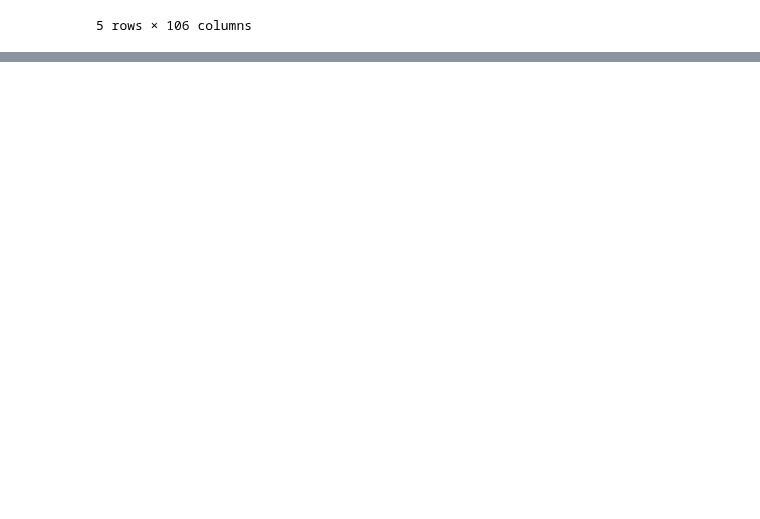
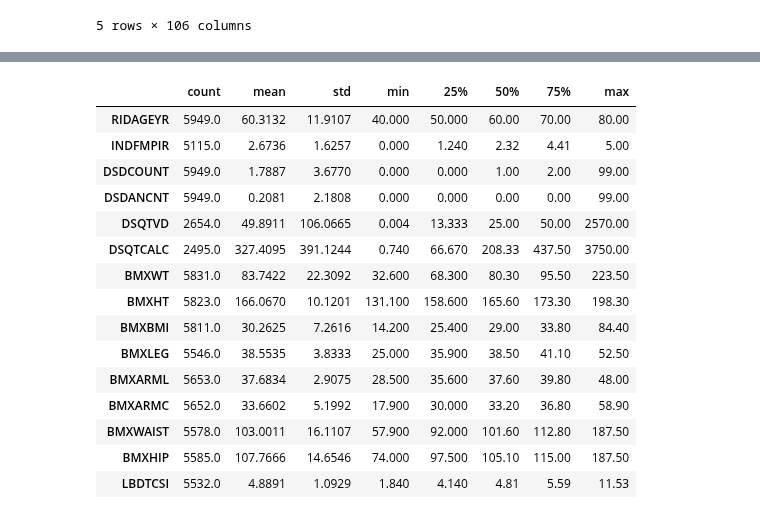
Before and after one commit to praveenkumarbalakrishnan/tasks, a Jupyter notebook: SIG731_Data_Wrangling_Task6HD.ipynb, the cells around one changed output, grey strips where cells are left out. Saved outputs shown, nothing was run; the diff lists cells and outputs as text; code cells hidden in the pictures; blank space fills up the shorter version.

```diff
--- a/SIG731_Data_Wrangling_Task6HD.ipynb
+++ b/SIG731_Data_Wrangling_Task6HD.ipynb
@@ -47,0 +61,9 @@ master_data_df.head()
+# %%
+master_data_df['TOTAL_COUNT'] = master_data_df.shape[1]
+columns_to_drop = []
+for col in master_data_df.columns:
+  if master_data_df[col].count() / master_data_df.shape[0] < 0.4:
+    print(
+        str(round((1 - (master_data_df[col].count() / master_data_df.shape[0]))
+        * 100, 2)) + f"% of the values in the Column {col} is NaN")
+    columns_to_drop.append(col)
@@ -47,0 +88,3 @@ master_data_df.head()
+# %%
+master_data_df = master_data_df.drop(columns=columns_to_drop)
+master_data_df.shape
@@ -47,0 +192,10 @@ master_data_df.head()
+# %%
+key_cols = ['SEQN']
+categorical_cols = [
+    'RIAGENDR', 'RIDRETH3', 'RIDEXMON', 'DMDBORN4', 'DMDEDUC2', 'DMDMARTZ',
+    'DSD010', 'DSD010AN', 'CDQ001', 'CDQ010']
+numerical_cols = ['RIDAGEYR', 'INDFMPIR', 'DSDCOUNT', 'DSDANCNT', 'DSQTVD',
+                  'DSQTCALC', 'BMXWT', 'BMXHT', 'BMXBMI', 'BMXLEG', 'BMXARML',
+                  'BMXARMC', 'BMXWAIST', 'BMXHIP', 'LBDTCSI']
+data_df = master_data_df[[*key_cols, *numerical_cols, *categorical_cols]]
+data_df.head()
@@ -47,0 +224,19 @@ master_data_df.head()
+# %%
+np.round(data_df[numerical_cols].describe(), 4).T
+# %% [output]
+|  | count | mean | std | min | 25% | 50% | 75% | max |
+| RIDAGEYR | 5949.0 | 60.3132 | 11.9107 | 40.000 | 50.000 | 60.00 | 70.00 | 80.00 |
+| INDFMPIR | 5115.0 | 2.6736 | 1.6257 | 0.000 | 1.240 | 2.32 | 4.41 | 5.00 |
+| DSDCOUNT | 5949.0 | 1.7887 | 3.6770 | 0.000 | 0.000 | 1.00 | 2.00 | 99.00 |
+| DSDANCNT | 5949.0 | 0.2081 | 2.1808 | 0.000 | 0.000 | 0.00 | 0.00 | 99.00 |
+| DSQTVD | 2654.0 | 49.8911 | 106.0665 | 0.004 | 13.333 | 25.00 | 50.00 | 2570.00 |
+| DSQTCALC | 2495.0 | 327.4095 | 391.1244 | 0.740 | 66.670 | 208.33 | 437.50 | 3750.00 |
+| BMXWT | 5831.0 | 83.7422 | 22.3092 | 32.600 | 68.300 | 80.30 | 95.50 | 223.50 |
+| BMXHT | 5823.0 | 166.0670 | 10.1201 | 131.100 | 158.600 | 165.60 | 173.30 | 198.30 |
+| BMXBMI | 5811.0 | 30.2625 | 7.2616 | 14.200 | 25.400 | 29.00 | 33.80 | 84.40 |
+| BMXLEG | 5546.0 | 38.5535 | 3.8333 | 25.000 | 35.900 | 38.50 | 41.10 | 52.50 |
+| BMXARML | 5653.0 | 37.6834 | 2.9075 | 28.500 | 35.600 | 37.60 | 39.80 | 48.00 |
+| BMXARMC | 5652.0 | 33.6602 | 5.1992 | 17.900 | 30.000 | 33.20 | 36.80 | 58.90 |
+| BMXWAIST | 5578.0 | 103.0011 | 16.1107 | 57.900 | 92.000 | 101.60 | 112.80 | 187.50 |
+| BMXHIP | 5585.0 | 107.7666 | 14.6546 | 74.000 | 97.500 | 105.10 | 115.00 | 187.50 |
+| LBDTCSI | 5532.0 | 4.8891 | 1.0929 | 1.840 | 4.140 | 4.81 | 5.59 | 11.53 |
```
Also changed, not shown: parts of 14 cells of this notebook.
